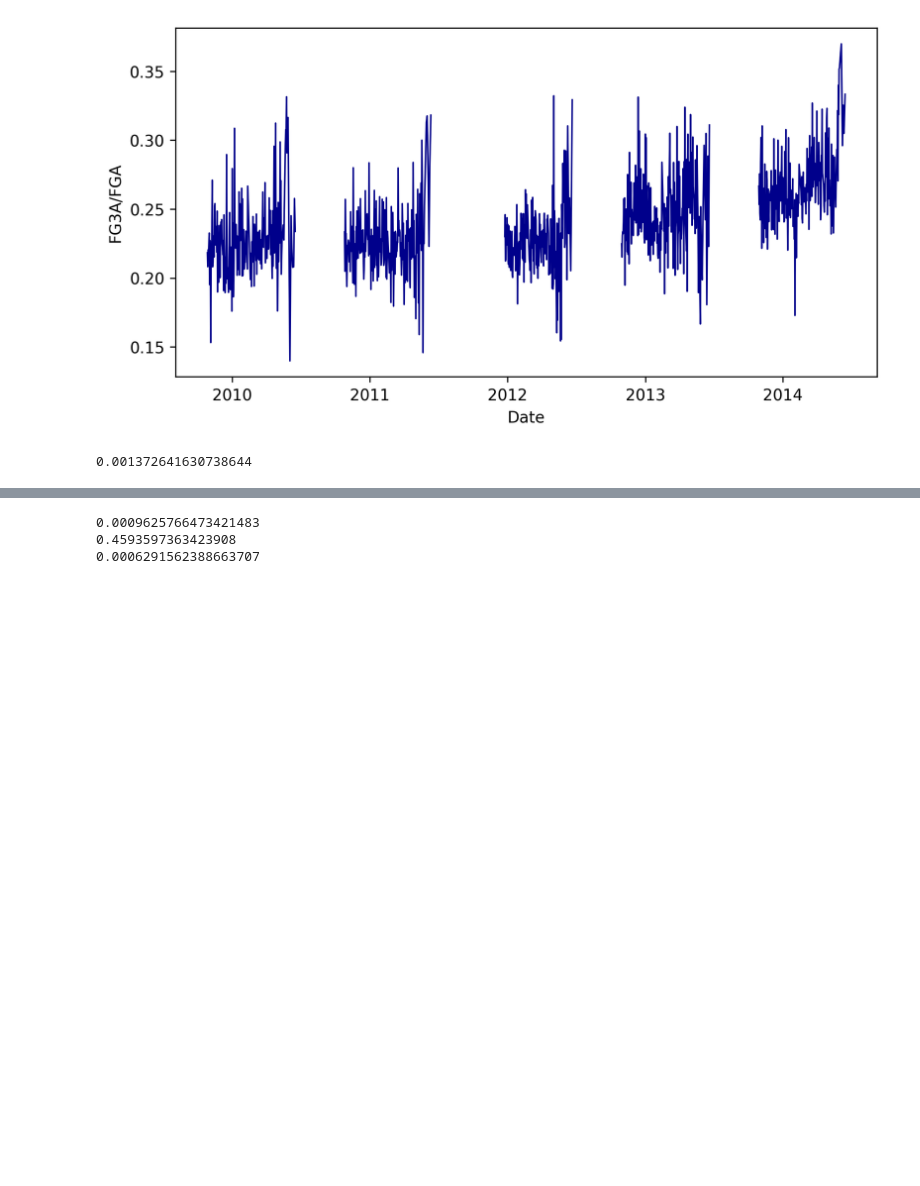
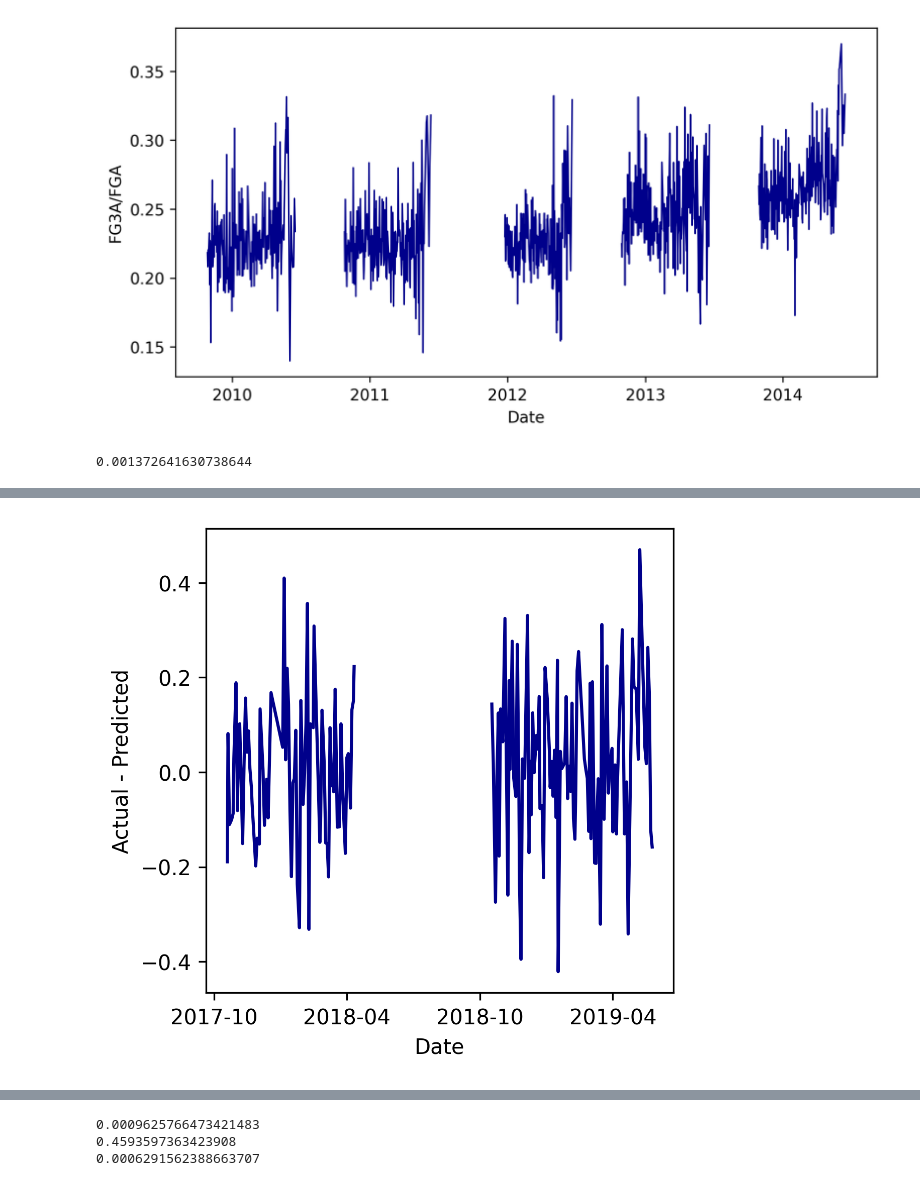
Before and after one commit to ethan-allavarpu/nba-box-score-modeling, a Jupyter notebook: eval-posthoc.ipynb, the cells around one changed output, grey strips where cells are left out. Cells and saved outputs as stored; diff of their text form; code cells hidden in the pictures; blank space fills up the shorter version.

```diff
--- a/eval-posthoc.ipynb
+++ b/eval-posthoc.ipynb
@@ -36,0 +125,18 @@ weighted_mse(df.league_avg_fg3a_fga, df.league_avg_fg3a_fga.mean(), df_cnn.fga)
+# %%
+plt.figure(figsize=(4, 4), dpi=300)
+dates = pd.to_datetime(h_df_bl.game_date)
+true = h_df_bl.fg3a_fga
+preds = h_df_bl.player_predictions
+plt.plot(
+    dates[dates < "2018-08-01"],
+    (true - preds)[(dates < "2018-08-01") & (dates >= "2017-08-01")],
+    color="darkblue"
+)
+plt.plot(dates[dates >= "2018-08-01"], (true - preds)[dates >= "2018-08-01"], color="darkblue")
+plt.xticks(["2017-10", "2018-04", "2018-10", "2019-04"], ["2017-10", "2018-04", "2018-10", "2019-04"])
+plt.xlabel("Date")
+plt.ylabel("Actual - Predicted")
+plt.savefig("plots/bl-residuals.png", dpi=300, bbox_inches="tight")
+plt.show()
+# %% [output]
+[figure, added]
```
Also changed, not shown: parts of 13 cells of this notebook, 15 other files.
